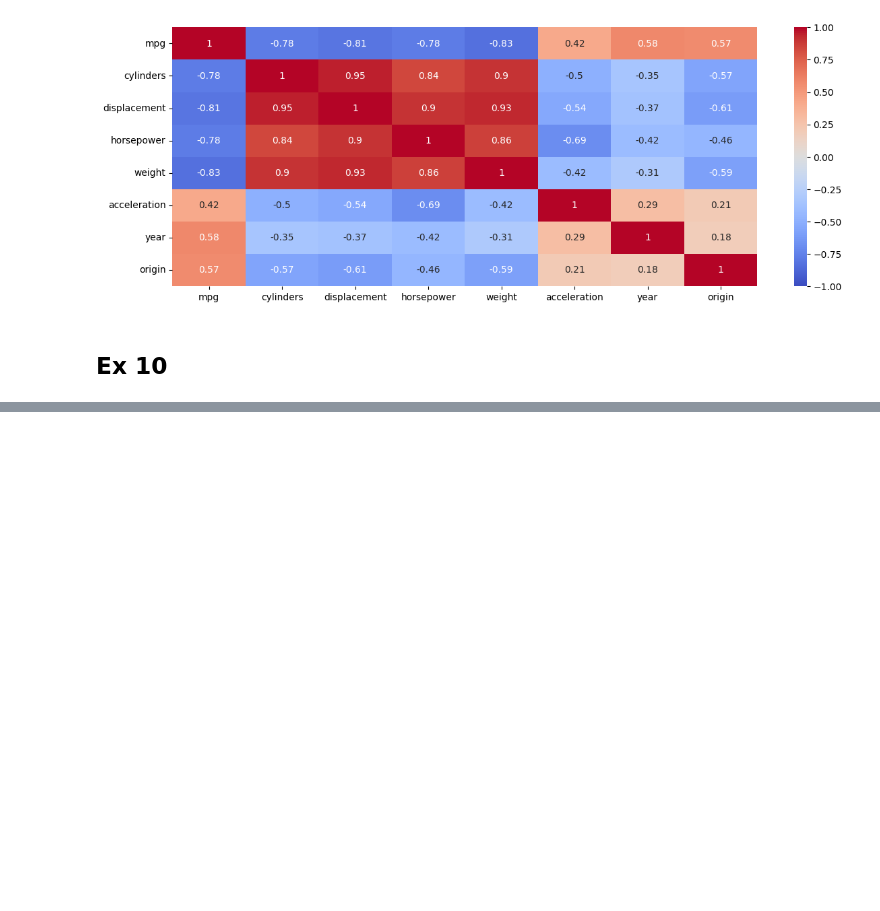
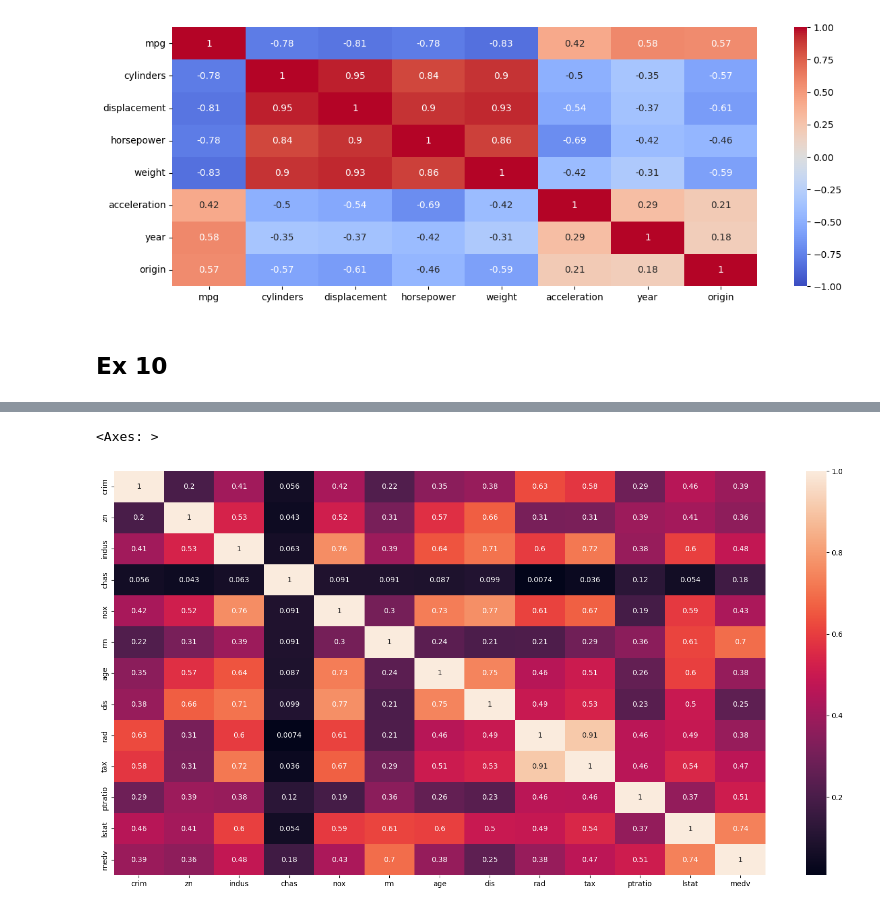
Before and after one commit to AlbotGoodman/stat_met, a Jupyter notebook: ch2_exercises.ipynb, the cells around one changed output, grey strips where cells are left out. Cells and saved outputs as stored; diff of their text form; code cells hidden in the pictures; blank space fills up the shorter version.

```diff
--- a/ch2_exercises.ipynb
+++ b/ch2_exercises.ipynb
@@ -92,4 +92,5 @@ plt.show()
 # %%
 from ISLP import load_data
 
-Boston = load_data('Boston')
+boston = load_data('Boston')
+boston
@@ -95,0 +138,6 @@ Boston = load_data('Boston')
+# %%
+plt.figure(figsize=(20, 10))
+sns.heatmap(boston.corr().abs(),  annot=True)
+# %% [output]
+<Axes: >
+[figure, added]
```
Also changed, not shown: parts of 10 cells of this notebook.
